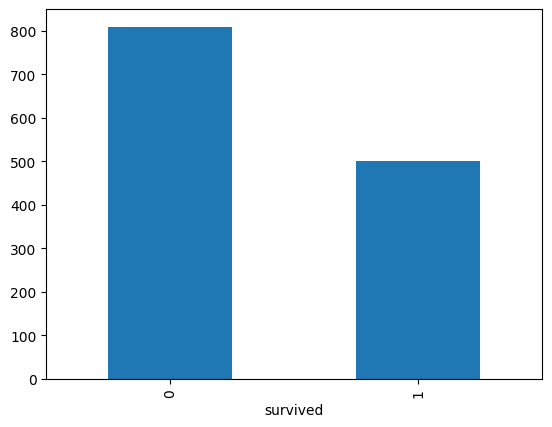
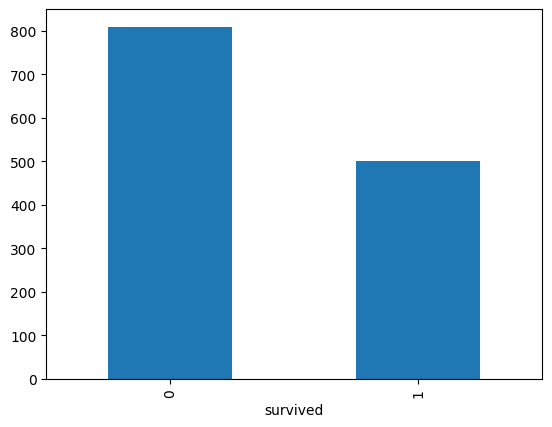
Unified diff of the notebook cell whose output changed from the first chart to the second:
--- before
+++ after
@@ -1 +1 @@
-pd.value_counts(titanic_df['survived']).plot.bar()
+titanic_df['survived'].value_counts().plot.bar()

Commit: Extra examples Wednesday